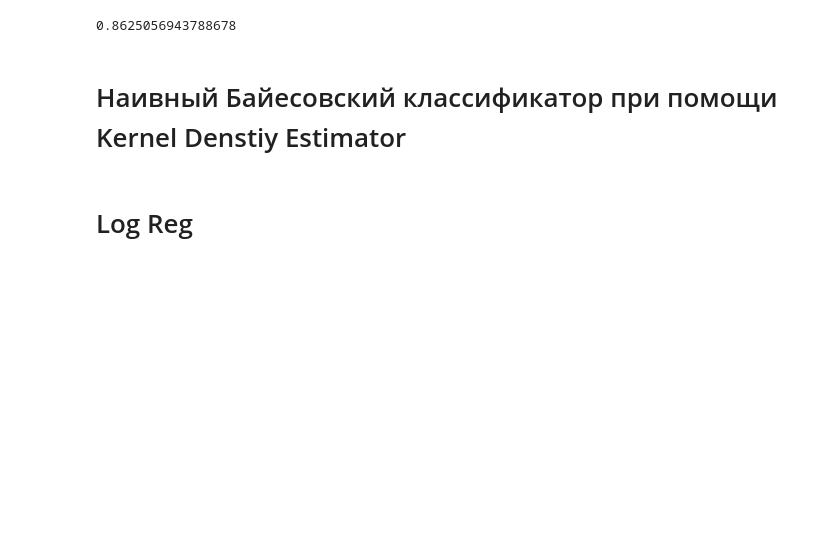
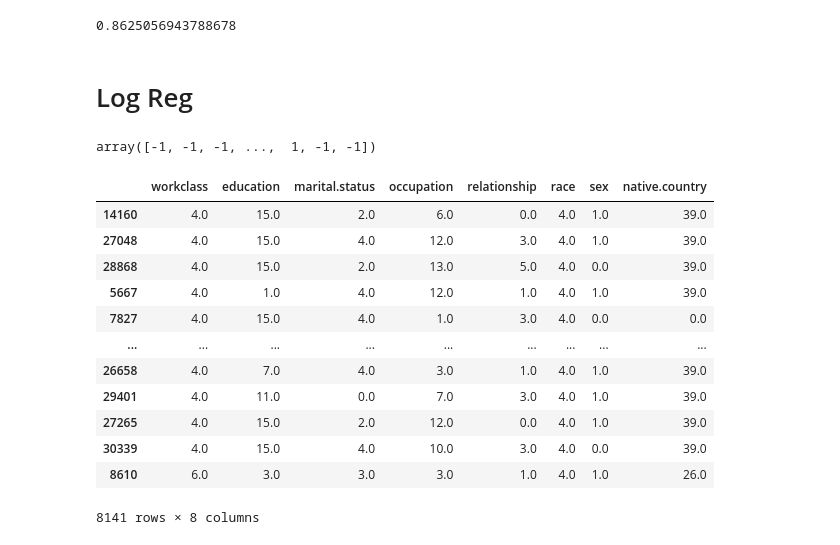
Before and after one commit to UIIf/Study, a Jupyter notebook: ML/HW3.ipynb, the cells around one changed output. Drawn from its saved outputs; the diff is of its cells as text; code cells hidden in the pictures; blank space fills up the shorter version.

```diff
--- a/ML/HW3.ipynb
+++ b/ML/HW3.ipynb
@@ -521,7 +494,5 @@ Integral 0.8625292272711275
 roc_auc_score(adult_test_df['income'], catNB.predict_proba(adult_test_df[adoult_target_mask])[">50K"])
 # %% [output]
 0.8625056943788678
-# %% [markdown]
-# Наивный Байесовский классификатор при помощи Kernel Denstiy Estimator
 # %% [markdown]
 # Log Reg
@@ -527,0 +509,26 @@ roc_auc_score(adult_test_df['income'], catNB.predict_proba(adult_test_df[adoult_
+# %%
+le = LabelEncoder()
+y_train = le.fit_transform(y_train)*2 - 1
+y_test = le.transform(y_test)*2 - 1
+y_test
+# %% [output]
+array([-1, -1, -1, ...,  1, -1, -1])
+# %%
+oe = OrdinalEncoder()
+X_train[adult_cat_col] = oe.fit_transform(X_train[adult_cat_col])
+X_test[adult_cat_col] = oe.transform(X_test[adult_cat_col])
+X_test[adult_cat_col]
+# %% [output]
+|  | workclass | education | marital.status | occupation | relationship | race | sex | native.country |
+| 14160 | 4.0 | 15.0 | 2.0 | 6.0 | 0.0 | 4.0 | 1.0 | 39.0 |
+| 27048 | 4.0 | 15.0 | 4.0 | 12.0 | 3.0 | 4.0 | 1.0 | 39.0 |
+| 28868 | 4.0 | 15.0 | 2.0 | 13.0 | 5.0 | 4.0 | 0.0 | 39.0 |
+| 5667 | 4.0 | 1.0 | 4.0 | 12.0 | 1.0 | 4.0 | 1.0 | 39.0 |
+| 7827 | 4.0 | 15.0 | 4.0 | 1.0 | 3.0 | 4.0 | 0.0 | 0.0 |
+| ... | ... | ... | ... | ... | ... | ... | ... | ... |
+| 26658 | 4.0 | 7.0 | 4.0 | 3.0 | 1.0 | 4.0 | 1.0 | 39.0 |
+| 29401 | 4.0 | 11.0 | 0.0 | 7.0 | 3.0 | 4.0 | 1.0 | 39.0 |
+| 27265 | 4.0 | 15.0 | 2.0 | 12.0 | 0.0 | 4.0 | 1.0 | 39.0 |
+| 30339 | 4.0 | 15.0 | 4.0 | 10.0 | 3.0 | 4.0 | 0.0 | 39.0 |
+| 8610 | 6.0 | 3.0 | 3.0 | 3.0 | 1.0 | 4.0 | 1.0 | 26.0 |
+8141 rows × 8 columns
```
Also changed, not shown: parts of 12 cells of this notebook, 5 other files.
